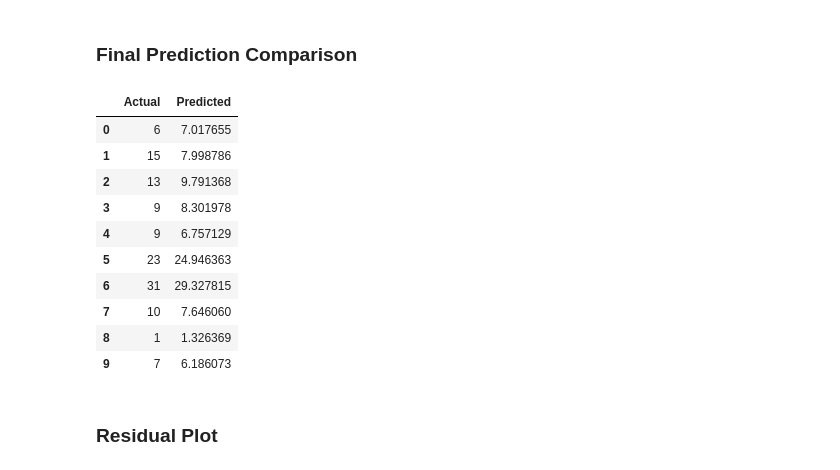
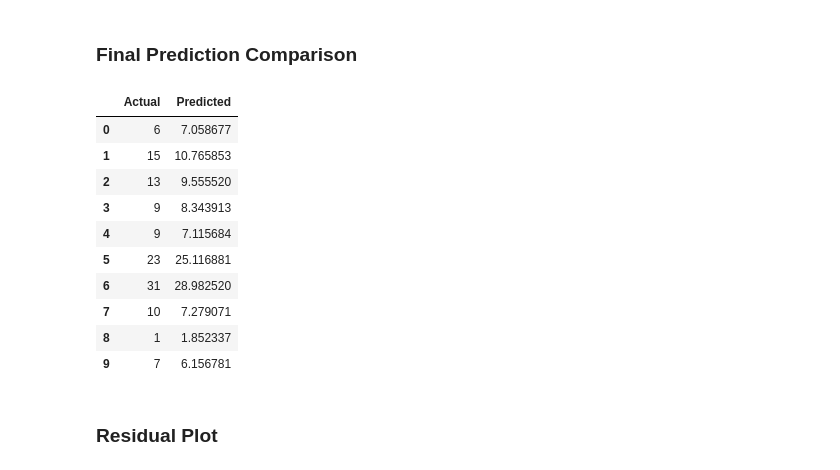
Before and after one commit to yogeshwartribhuvan2972-max/Dynamic-Pricing-Strategies-for-Fitness-Classes, a Jupyter notebook: Price Elasticity Model.ipynb, the cells around one changed output. Drawn from its saved outputs; the diff is of its cells as text; code cells hidden in the pictures.

```diff
--- a/Price Elasticity Model.ipynb
+++ b/Price Elasticity Model.ipynb
@@ -279,3 +280,26 @@ comparison
 |  | Model | R² Score | MAE | RMSE |
 | 0 | Linear Regression | 0.752089 | 3.036544 | 4.566607 |
 | 1 | Random Forest | 0.792697 | 2.966266 | 4.175893 |
+# %%
+from sklearn.model_selection import RandomizedSearchCV
+# Parameter Grid
+param_grid = {
+    'n_estimators': [100, 200, 300, 500],
+    'max_depth': [5, 10, 20, None],
+    'min_samples_split': [2, 5, 10],
+    'min_samples_leaf': [1, 2, 4],
+    'max_features': ['sqrt', 'log2']
+}
+
+# Randomized Search
+random_search = RandomizedSearchCV(
+    estimator=RandomForestRegressor(random_state=42),
+    param_distributions=param_grid,
+    n_iter=20,
+    cv=5,
+    scoring='r2',
+    random_state=42,
+    n_jobs=-1
+)
+
+random_search.fit(X_train, y_train)
@@ -281,0 +327,6 @@ comparison
+# %%
+best_rf = random_search.best_estimator_
+
+best_rf.fit(X_train, y_train)
+
+y_pred_best = best_rf.predict(X_test)
@@ -284,22 +398,22 @@ comparison
 # %%
 comparison = pd.DataFrame({
     "Actual": y_test.values,
-    "Predicted": y_pred_rf
+    "Predicted": y_pred_best
 })
 
 comparison.head(10)
 # %% [output]
 |  | Actual | Predicted |
-| 0 | 6 | 7.017655 |
-| 1 | 15 | 7.998786 |
-| 2 | 13 | 9.791368 |
-| 3 | 9 | 8.301978 |
-| 4 | 9 | 6.757129 |
-| 5 | 23 | 24.946363 |
-| 6 | 31 | 29.327815 |
-| 7 | 10 | 7.646060 |
-| 8 | 1 | 1.326369 |
-| 9 | 7 | 6.186073 |
+| 0 | 6 | 7.058677 |
+| 1 | 15 | 10.765853 |
+| 2 | 13 | 9.555520 |
+| 3 | 9 | 8.343913 |
+| 4 | 9 | 7.115684 |
+| 5 | 23 | 25.116881 |
+| 6 | 31 | 28.982520 |
+| 7 | 10 | 7.279071 |
+| 8 | 1 | 1.852337 |
+| 9 | 7 | 6.156781 |
 # %% [markdown]
 ### Residual Plot
 # %%
```
Also changed, not shown: parts of 8 cells of this notebook.
